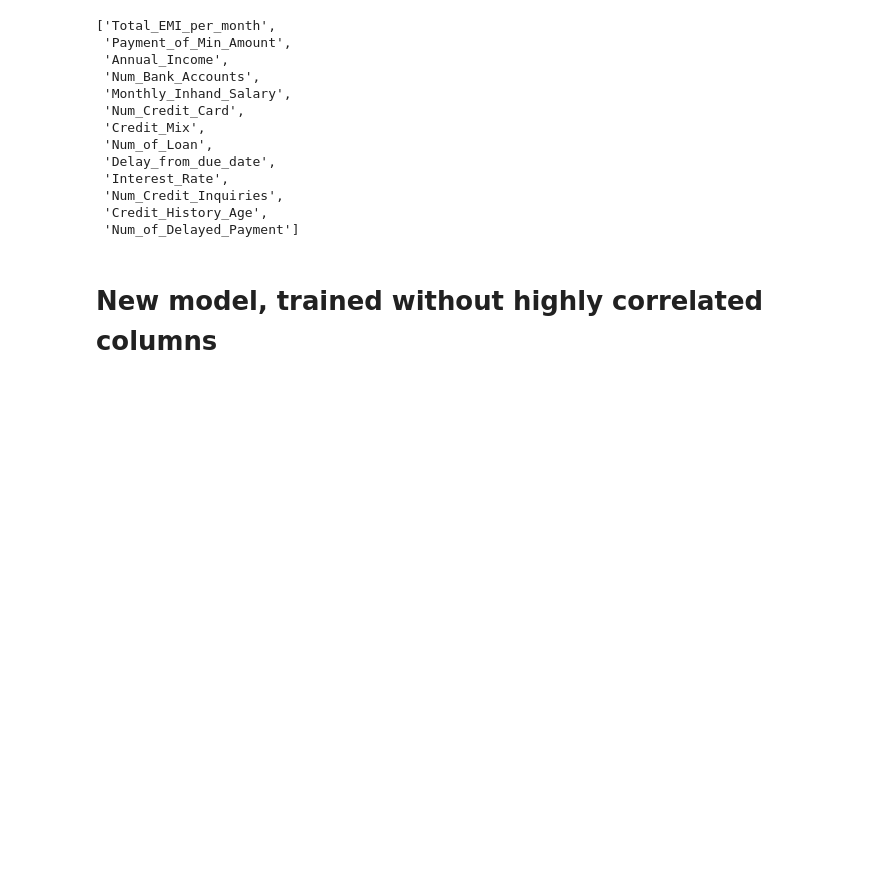
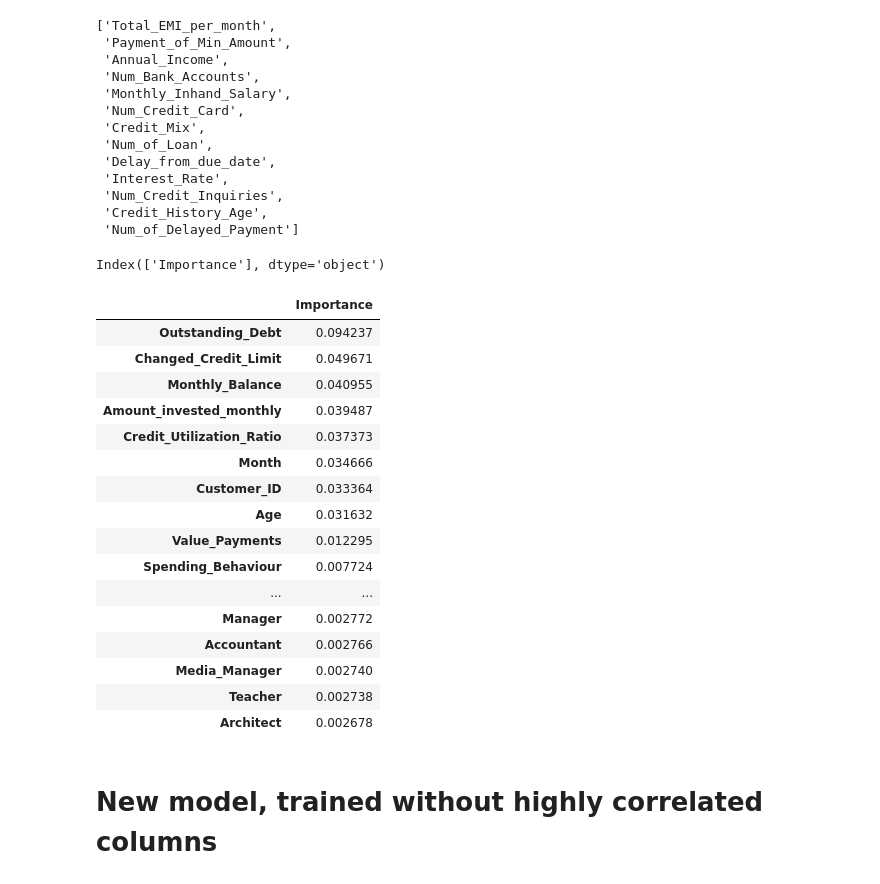
Before and after one commit to AKapich/Credit_Score_Classification, a Jupyter notebook: tymek.ipynb, the cells around one changed output. Cells and saved outputs as stored; diff of their text form; code cells hidden in the pictures; blank space fills up the shorter version.

```diff
--- a/tymek.ipynb
+++ b/tymek.ipynb
@@ -575,6 +617,8 @@ for i in range(len(X_train.columns)):
         # we iterate over every pair of columns
         # if the correlation between them is over 0.5 we eliminate the less predictive (for our particular model) column
         if (abs(X_train[X_train.columns[i]].corr(X_train[X_train.columns[j]])) > 0.5):
+            #print(feature_importances.loc[X_train.columns[i]].name, X_train[X_train.columns[i]].corr(X_train[X_train.columns[j]]), feature_importances.loc[X_train.columns[j]].name)
+            p#rint(feature_importances.loc[X_train.columns[i]][0], feature_importances.loc[X_train.columns[j]][0])
             if feature_importances.loc[X_train.columns[i]][0] < feature_importances.loc[X_train.columns[j]][0]:
                 columns_to_delete.append(feature_importances.loc[X_train.columns[i]].name)
             else:
@@ -599,6 +661,31 @@ columns_to_delete
 # %%
 X_train_2 = X_train.drop(columns_to_delete, axis=1)
 X_val_2 = X_val.drop(columns_to_delete, axis=1)
+# %%
+feature_importances.columns
+# %% [output]
+Index(['Importance'], dtype='object')
+# %%
+feature_importances_2 = feature_importances.loc[feature_importances.index.isin(X_train_2)].sort_values(by='Importance', ascending=False)
+feature_importances_2
+# %% [output]
+|  | Importance |
+| Outstanding_Debt | 0.094237 |
+| Changed_Credit_Limit | 0.049671 |
+| Monthly_Balance | 0.040955 |
+| Amount_invested_monthly | 0.039487 |
+| Credit_Utilization_Ratio | 0.037373 |
+| Month | 0.034666 |
+| Customer_ID | 0.033364 |
+| Age | 0.031632 |
+| Value_Payments | 0.012295 |
+| Spending_Behaviour | 0.007724 |
+| ... | ... |
+| Manager | 0.002772 |
+| Accountant | 0.002766 |
+| Media_Manager | 0.002740 |
+| Teacher | 0.002738 |
+| Architect | 0.002678 |
 # %% [markdown]
 # New model, trained without highly correlated columns
 # %%
```
Also changed, not shown: parts of 14 cells of this notebook.
